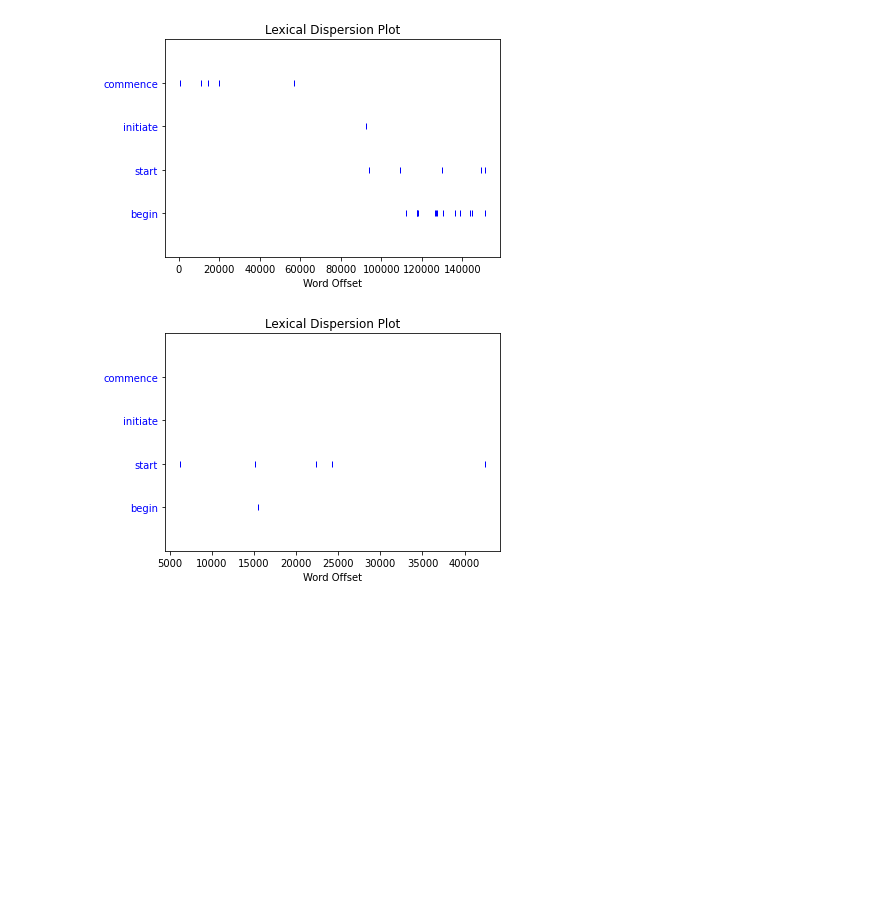
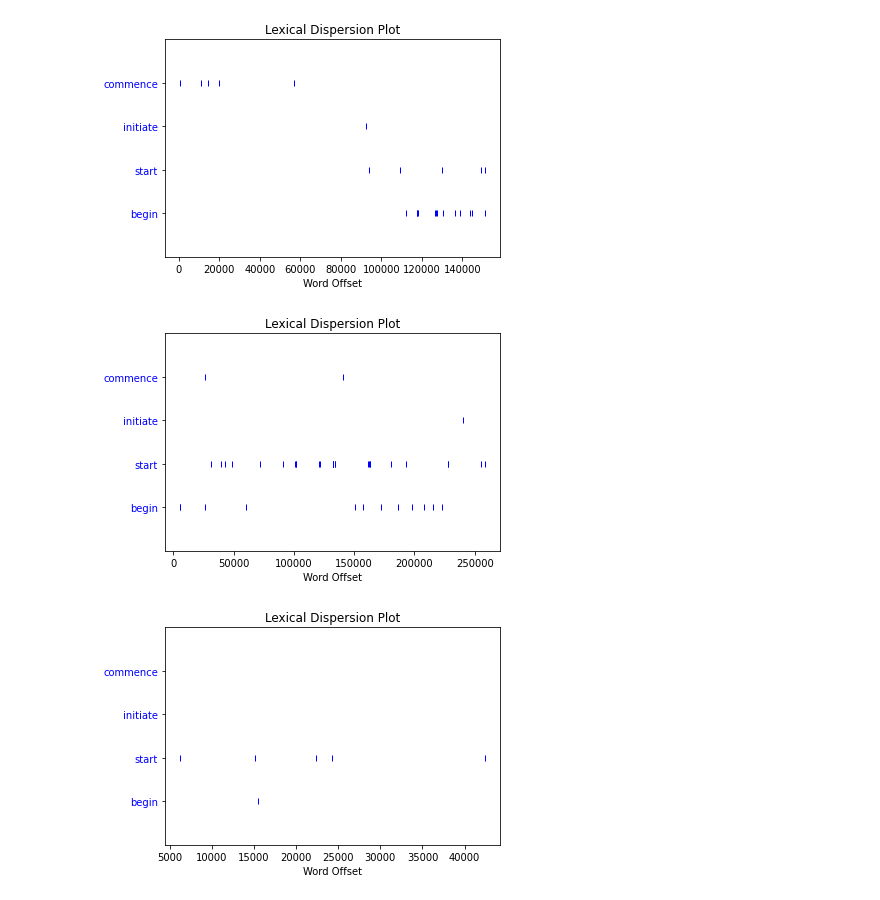
Before and after one commit to niklaust/Natural-Language-Processing, a Jupyter notebook: NLP_notebook_of_niklaust.ipynb, the cells around one changed output. Drawn from its saved outputs; the diff is of its cells as text; code cells hidden in the pictures; blank space fills up the shorter version.

```diff
--- a/NLP_notebook_of_niklaust.ipynb
+++ b/NLP_notebook_of_niklaust.ipynb
@@ -283,6 +330,10 @@ text4.dispersion_plot(["citizens", "democracy", "freedom", "duties", "America"])
 text4.dispersion_plot(["commence", "initiate", "start", "begin"]) # text4: U.S Presidential Inaugural Addresses, timeline over 220 years
 # %% [output]
 [figure]
+# %%
+text1.dispersion_plot(["commence", "initiate", "start", "begin"]) # text1 Moby dick; literature
+# %% [output]
+[figure, added]
 # %%
 text5.dispersion_plot(["commence", "initiate", "start", "begin"]) # text5 chat informal language
 # %% [output]
```
Also changed, not shown: parts of 70 cells of this notebook.
